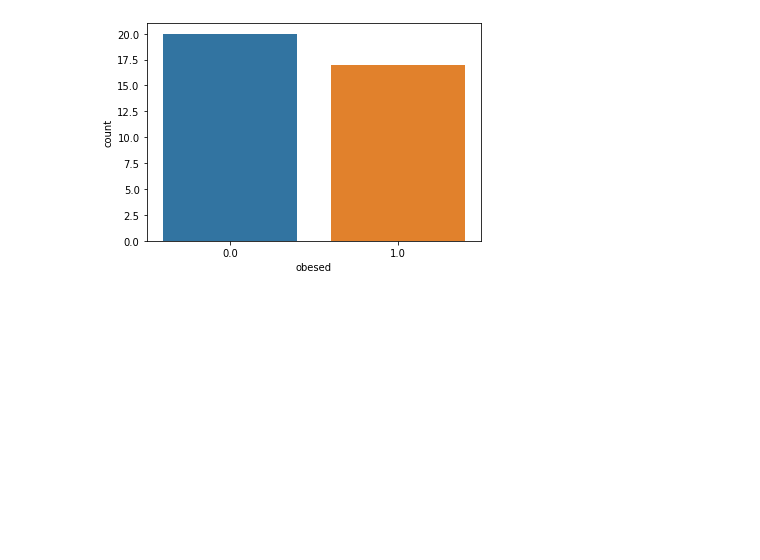
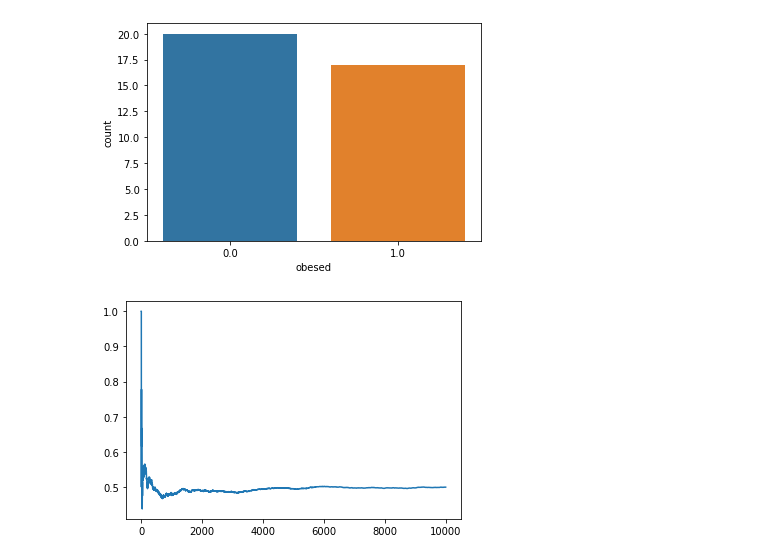
Before and after one commit to ridhoaryo/modul3_LogisticRegression, a Jupyter notebook: Materi_Classification.ipynb, the cells around one changed output. Cells and saved outputs as stored; diff of their text form; code cells hidden in the pictures; blank space fills up the shorter version.

```diff
--- a/Materi_Classification.ipynb
+++ b/Materi_Classification.ipynb
@@ -464,3 +485,34 @@ sns.countplot(x='obesed', data=concat_test)
 # %% [output]
 <matplotlib.axes._subplots.AxesSubplot at 0x...>
 [figure]
+# %%
+# INITIAL CODE
+# ngga usah dicatet nggapapa
+# intermezzo
+from numpy.random import seed, randint
+import matplotlib.pyplot as plt
+
+seed(1)
+
+def coin_toss():
+    if randint(0,2) == 1:
+        return 'HEAD'
+    else:
+        return 'TAIL'
+
+probabilities = []
+heads = 0
+
+for n in range(1, 10001):
+    outcome = coin_toss()
+    if outcome == 'HEAD':
+        heads += 1
+    current_probability = heads/n
+    probabilities.append(current_probability)
+# print('First tenth probabilities', probabilities[:11])
+# print('Last tenth probabilities', probabilities[-10:])
+
+plt.plot(list(range(1,10001)), probabilities)
+plt.show()
+# %% [output]
+[figure, added]
```
Also changed, not shown: parts of 76 cells of this notebook, 1 other file.
